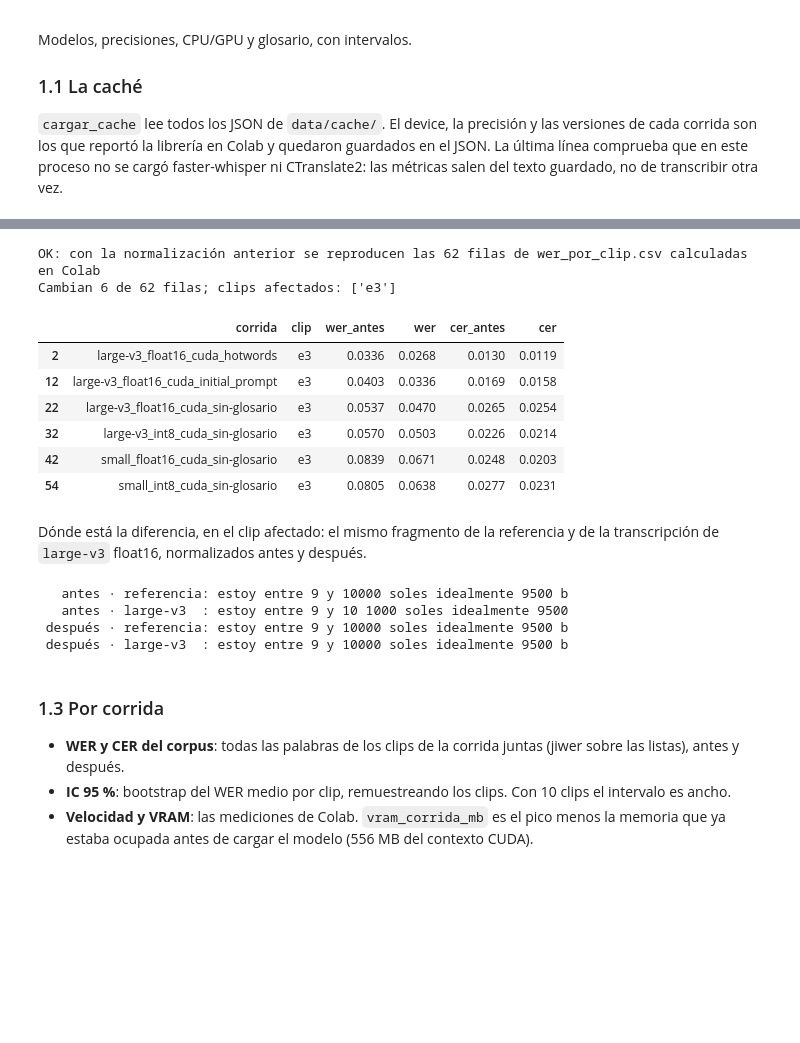
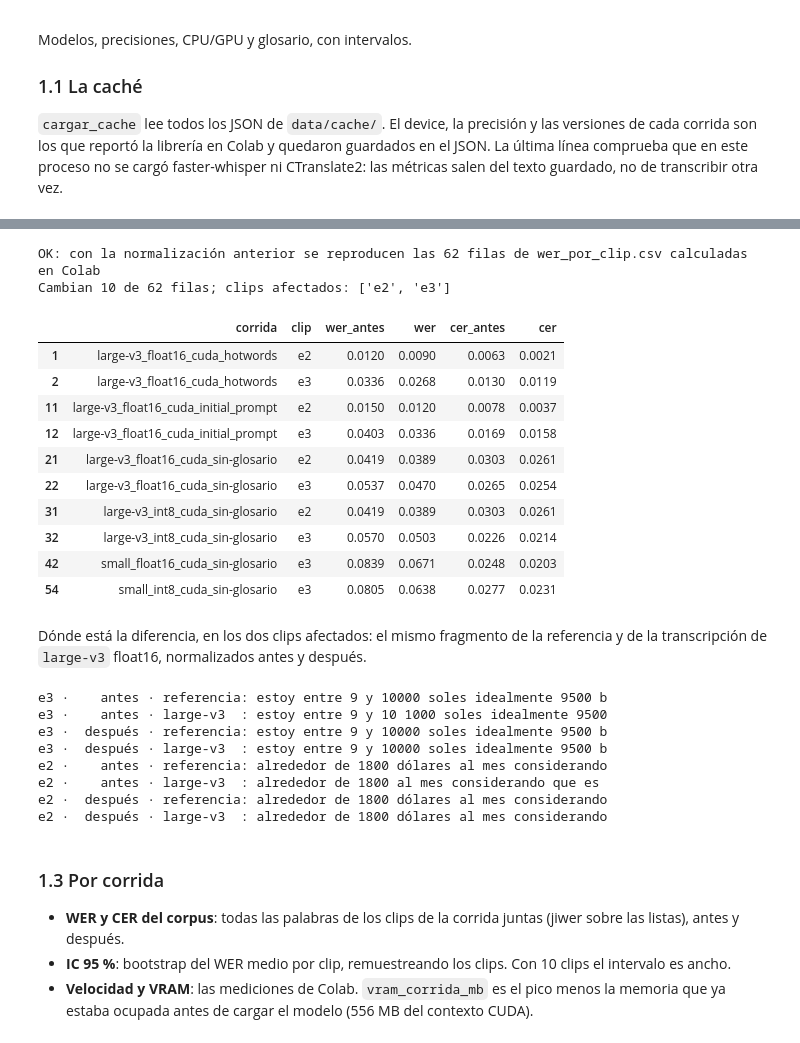
Before and after one commit to mmlis02/HW_05_202602, a Jupyter notebook: notebooks/06_resultados.ipynb, the cells around one changed output, grey strips where cells are left out. Drawn from its saved outputs; the diff is of its cells as text; code cells hidden in the pictures; blank space fills up the shorter version.

```diff
--- a/notebooks/06_resultados.ipynb
+++ b/notebooks/06_resultados.ipynb
@@ -20,11 +22,12 @@ RAIZ = next(p for p in [Path.cwd(), *Path.cwd().parents] if (p / "config.yaml").
 sys.path.insert(0, str(RAIZ))
 from src.config import cargar_config
 from src.metricas import intervalo_bootstrap, wer_cer
-from src.normalizacion import normalizar_texto
+from src.normalizacion import con_reglas, normalizar_texto
 from src.transcripcion import cargar_cache, id_corrida
 
 cfg = cargar_config()
 rutas, asr = cfg["rutas"], cfg["asr"]
+VERSION_1 = cfg["normalizacion"]["version_1"]   # el formato de Whisper apagado: las reglas del PR #7
 pd.set_option("display.max_colwidth", None)
 # %% [markdown]
 ## 1. Task 1: capa de transcripción
@@ -67,50 +72,59 @@ cache
 - **Después.** La normalización actual: son las métricas definitivas.
 # %%
-ANTES = {**cfg["normalizacion"], "multiplicadores": {}}
+ANTES = {**cfg["normalizacion"], **VERSION_1, "multiplicadores": {}}
 
 filas = []
 for corrida, rs in corridas.items():
     for clip, r in rs.items():
         antes, despues = wer_cer(referencias[clip], r["texto"], ANTES), wer_cer(referencias[clip], r["texto"])
         filas.append({"corrida": corrida, "clip": clip, "modelo": r["modelo"], "precision": r["compute_type"],
                       "device": r["device"], "glosario": r["glosario"] or "sin",
                       "wer_antes": antes["wer"], "wer": despues["wer"], "cer_antes": antes["cer"], "cer": despues["cer"],
                       "duracion_min": round(r["duracion_audio_s"] / 60, 2), "tiempo_s": r["tiempo_s"],
                       "s_por_min_audio": r["segundos_por_minuto"], "vram_pico_mb": r["vram_pico_mb"]})
 por_clip = pd.DataFrame(filas)
 
 colab = pd.read_csv(rutas["wer_por_clip"]).merge(por_clip, on=["corrida", "clip"], suffixes=("_colab", ""))
 assert len(colab) == len(por_clip) == 62
 assert (colab["wer_colab"] == colab["wer_antes"].round(4)).all() and (colab["cer_colab"] == colab["cer_antes"].round(4)).all()
 print("OK: con la normalización anterior se reproducen las 62 filas de wer_por_clip.csv calculadas en Colab")
 
 cambian = por_clip[por_clip["wer"].round(4) != por_clip["wer_antes"].round(4)]
 print(f"Cambian {len(cambian)} de {len(por_clip)} filas; clips afectados: {sorted(set(cambian['clip']))}")
 cambian[["corrida", "clip", "wer_antes", "wer", "cer_antes", "cer"]].round(4)
 # %% [output]
 OK: con la normalización anterior se reproducen las 62 filas de wer_por_clip.csv calculadas en Colab
-Cambian 6 de 62 filas; clips afectados: ['e3']
+Cambian 10 de 62 filas; clips afectados: ['e2', 'e3']
 |  | corrida | clip | wer_antes | wer | cer_antes | cer |
+| 1 | large-v3_float16_cuda_hotwords | e2 | 0.0120 | 0.0090 | 0.0063 | 0.0021 |
 | 2 | large-v3_float16_cuda_hotwords | e3 | 0.0336 | 0.0268 | 0.0130 | 0.0119 |
+| 11 | large-v3_float16_cuda_initial_prompt | e2 | 0.0150 | 0.0120 | 0.0078 | 0.0037 |
 | 12 | large-v3_float16_cuda_initial_prompt | e3 | 0.0403 | 0.0336 | 0.0169 | 0.0158 |
+| 21 | large-v3_float16_cuda_sin-glosario | e2 | 0.0419 | 0.0389 | 0.0303 | 0.0261 |
 | 22 | large-v3_float16_cuda_sin-glosario | e3 | 0.0537 | 0.0470 | 0.0265 | 0.0254 |
+| 31 | large-v3_int8_cuda_sin-glosario | e2 | 0.0419 | 0.0389 | 0.0303 | 0.0261 |
 | 32 | large-v3_int8_cuda_sin-glosario | e3 | 0.0570 | 0.0503 | 0.0226 | 0.0214 |
 | 42 | small_float16_cuda_sin-glosario | e3 | 0.0839 | 0.0671 | 0.0248 | 0.0203 |
 | 54 | small_int8_cuda_sin-glosario | e3 | 0.0805 | 0.0638 | 0.0277 | 0.0231 |
 # %% [markdown]
-Dónde está la diferencia, en el clip afectado: el mismo fragmento de la referencia y de la transcripción de `large-v3` float16, normalizados antes y después.
+Dónde está la diferencia, en los dos clips afectados: el mismo fragmento de la referencia y de la transcripción de `large-v3` float16, normalizados antes y después.
 # %%
-clip, corrida = "e3", id_corrida(asr["modelo"], asr["compute_type"]["cuda"], "cuda", None)
-for nombre, reglas in [("antes", ANTES), ("después", None)]:
-    for fuente, texto in [("referencia", referencias[clip]), ("large-v3", corridas[corrida][clip]["texto"])]:
-        normalizado = normalizar_texto(texto, reglas)
-        i = normalizado.find("estoy entre")
-        print(f"{nombre:>8} · {fuente:<10}: {normalizado[i:i + 45]}")
+corrida = id_corrida(asr["modelo"], asr["compute_type"]["cuda"], "cuda", None)
+for clip, inicio in [("e3", "estoy entre"), ("e2", "alrededor de")]:
+    for nombre, reglas in [("antes", ANTES), ("después", None)]:
+        for fuente, texto in [("referencia", referencias[clip]), ("large-v3", corridas[corrida][clip]["texto"])]:
+            normalizado = normalizar_texto(texto, reglas)
+            i = normalizado.find(inicio)
+            print(f"{clip} · {nombre:>8} · {fuente:<10}: {normalizado[i:i + 45]}")
 # %% [output]
-   antes · referencia: estoy entre 9 y 10000 soles idealmente 9500 b
-   antes · large-v3  : estoy entre 9 y 10 1000 soles idealmente 9500
- después · referencia: estoy entre 9 y 10000 soles idealmente 9500 b
- después · large-v3  : estoy entre 9 y 10000 soles idealmente 9500 b
+e3 ·    antes · referencia: estoy entre 9 y 10000 soles idealmente 9500 b
+e3 ·    antes · large-v3  : estoy entre 9 y 10 1000 soles idealmente 9500
+e3 ·  después · referencia: estoy entre 9 y 10000 soles idealmente 9500 b
+e3 ·  después · large-v3  : estoy entre 9 y 10000 soles idealmente 9500 b
+e2 ·    antes · referencia: alrededor de 1800 dólares al mes considerando
+e2 ·    antes · large-v3  : alrededor de 1800 al mes considerando que es
+e2 ·  después · referencia: alrededor de 1800 dólares al mes considerando
+e2 ·  después · large-v3  : alrededor de 1800 dólares al mes considerando
 # %% [markdown]
 ### 1.3 Por corrida
 
```
Also changed, not shown: parts of 42 cells of this notebook, 5 other files.
